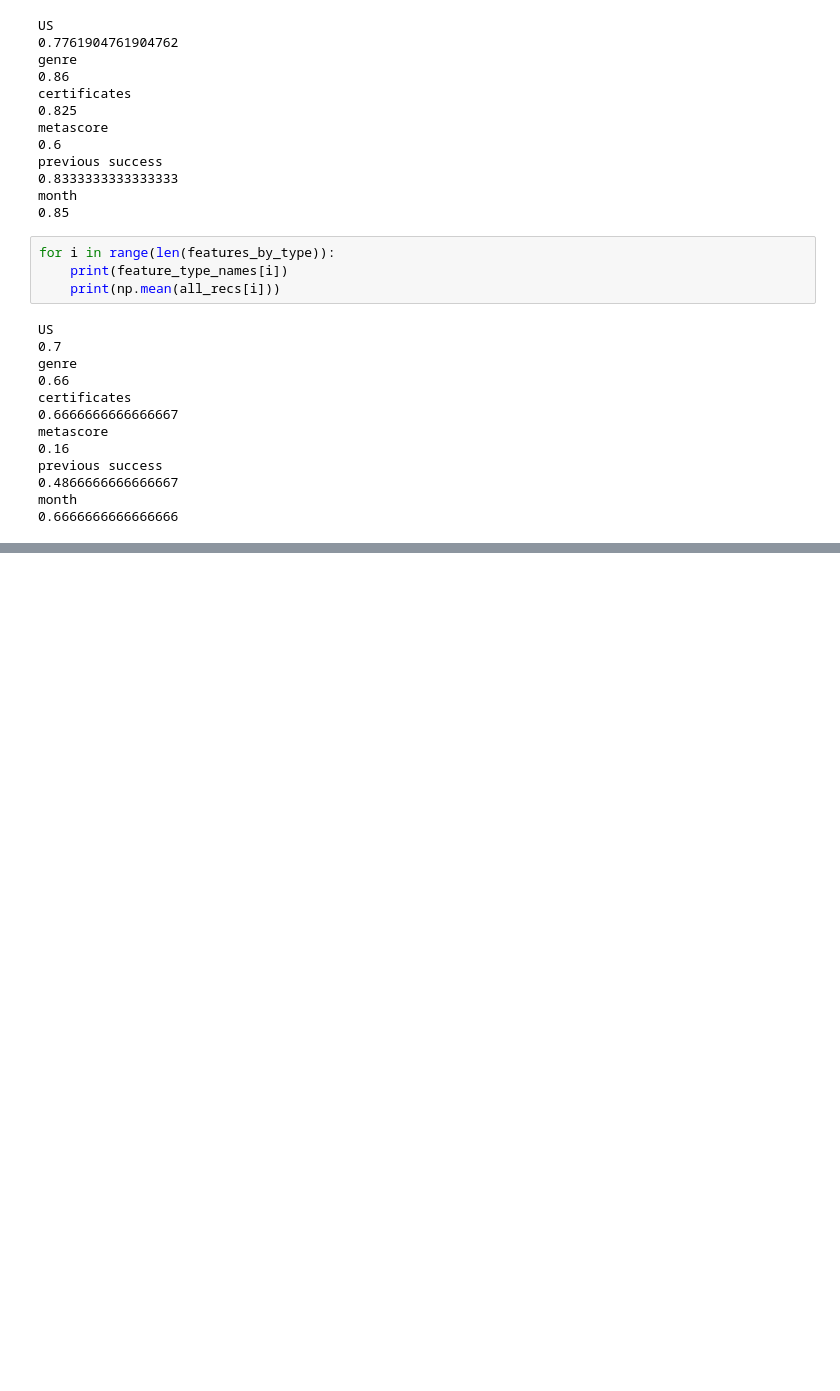
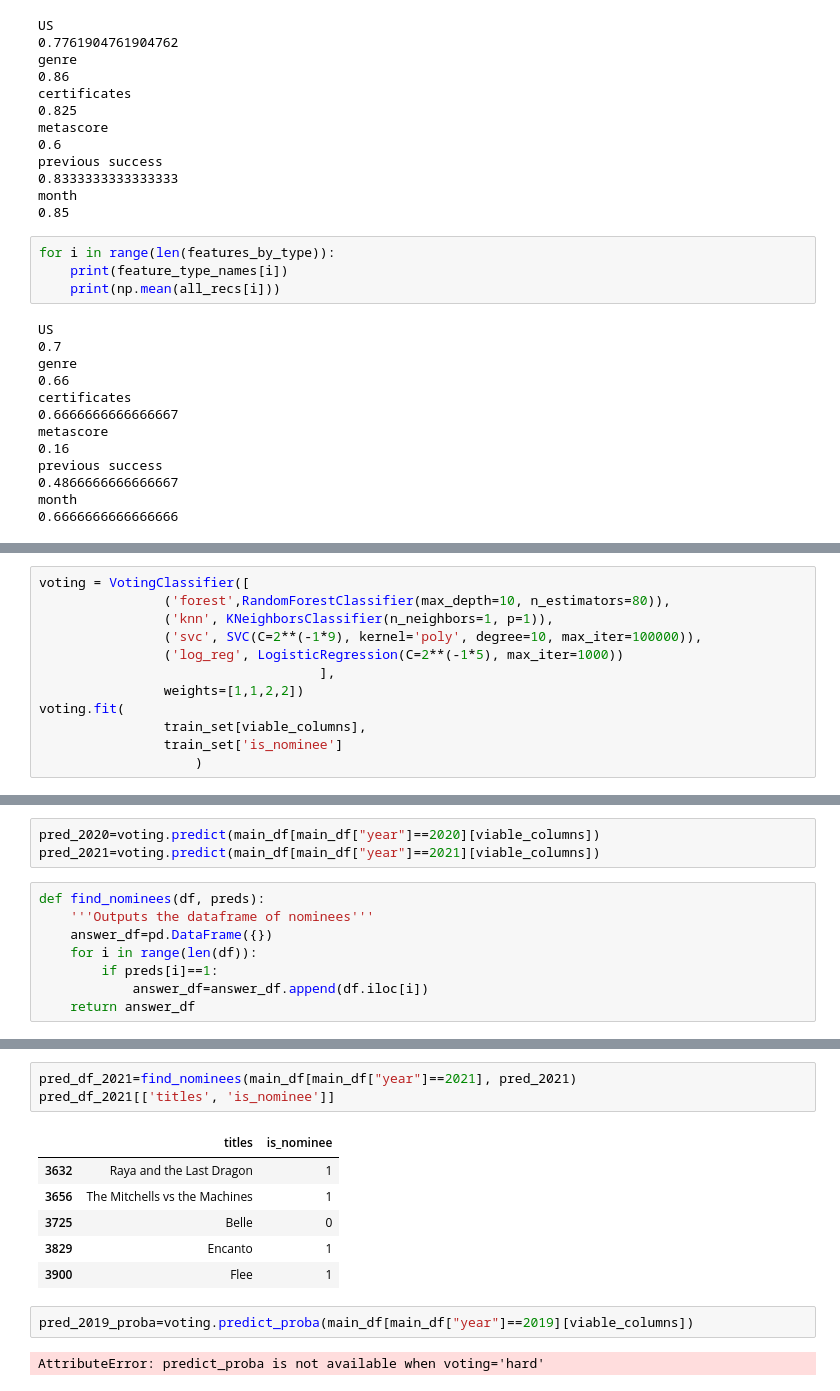
Before and after one commit to wrlaxboy151/may22-lunar-outpost, a Jupyter notebook: model5.ipynb, the cells around one changed output, grey strips where cells are left out. Drawn from its saved outputs; the diff is of its cells as text; blank space fills up the shorter version.

```diff
--- a/model5.ipynb
+++ b/model5.ipynb
@@ -345,0 +394,12 @@ month
+# %%
+voting = VotingClassifier([
+                ('forest',RandomForestClassifier(max_depth=10, n_estimators=80)),
+                ('knn', KNeighborsClassifier(n_neighbors=1, p=1)),
+                ('svc', SVC(C=2**(-1*9), kernel='poly', degree=10, max_iter=100000)),
+                ('log_reg', LogisticRegression(C=2**(-1*5), max_iter=1000))
+                                    ],
+                weights=[1,1,2,2])
+voting.fit(
+                train_set[viable_columns],
+                train_set['is_nominee']
+                    )
@@ -345,0 +421,11 @@ month
+# %%
+pred_2020=voting.predict(main_df[main_df["year"]==2020][viable_columns])
+pred_2021=voting.predict(main_df[main_df["year"]==2021][viable_columns])
+# %%
+def find_nominees(df, preds):
+    '''Outputs the dataframe of nominees'''
+    answer_df=pd.DataFrame({})
+    for i in range(len(df)):
+        if preds[i]==1:
+            answer_df=answer_df.append(df.iloc[i])
+    return answer_df
@@ -345,0 +456,14 @@ month
+# %%
+pred_df_2021=find_nominees(main_df[main_df["year"]==2021], pred_2021)
+pred_df_2021[['titles', 'is_nominee']]
+# %% [output]
+|  | titles | is_nominee |
+| 3632 | Raya and the Last Dragon | 1 |
+| 3656 | The Mitchells vs the Machines | 1 |
+| 3725 | Belle | 0 |
+| 3829 | Encanto | 1 |
+| 3900 | Flee | 1 |
+# %%
+pred_2019_proba=voting.predict_proba(main_df[main_df["year"]==2019][viable_columns])
+# %% [output]
+AttributeError: predict_proba is not available when voting='hard'
```
Also changed, not shown: parts of 34 cells of this notebook, 3 other files.
